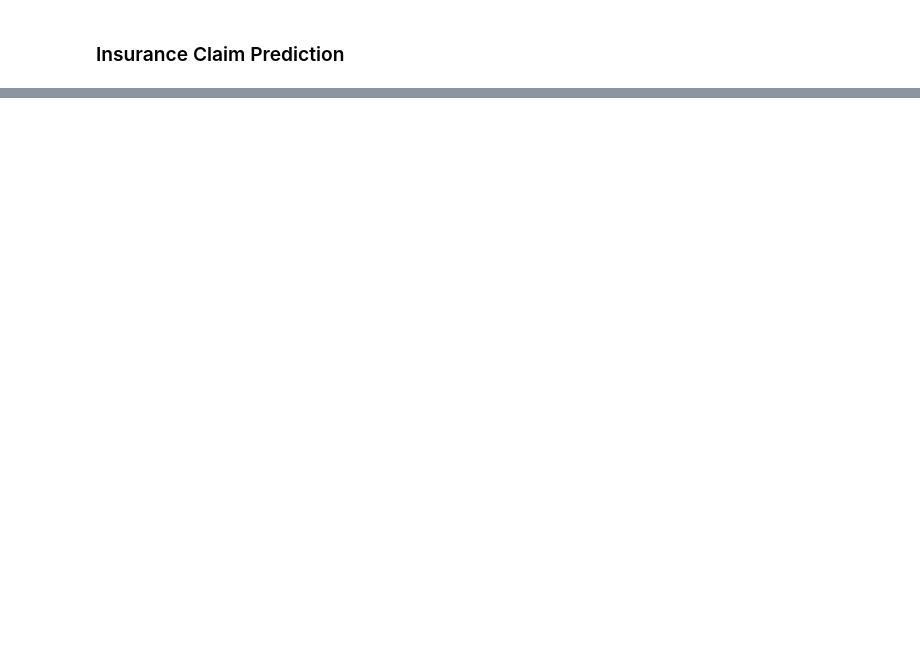
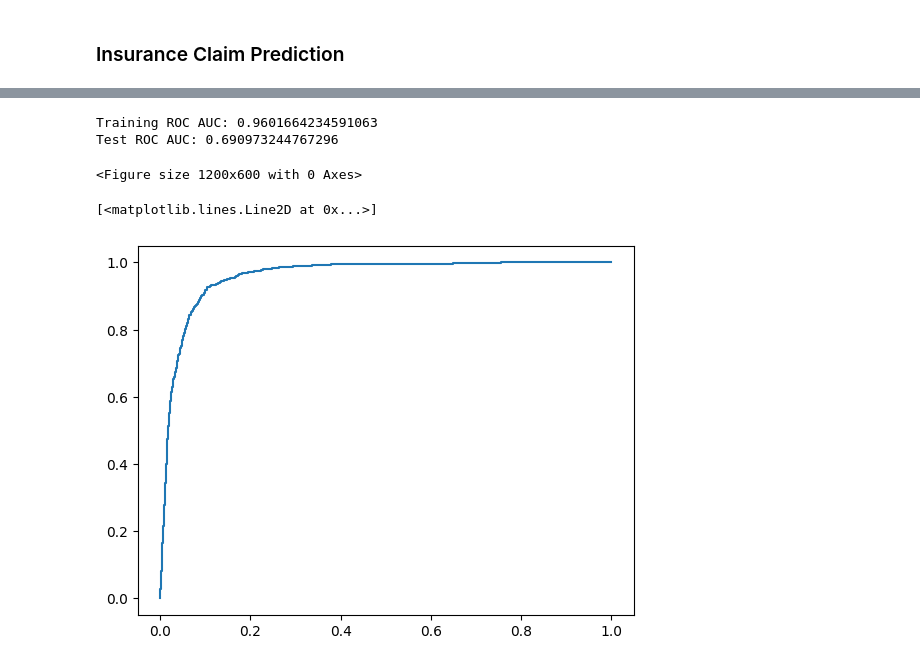
Before and after one commit to Obakeng-Amos/Building-Insurance-Claim-Prediction, a Jupyter notebook: insurance_claim_prediction.ipynb, the cells around one changed output, grey strips where cells are left out. Cells and saved outputs as stored; diff of their text form; code cells hidden in the pictures; blank space fills up the shorter version.

```diff
--- a/insurance_claim_prediction.ipynb
+++ b/insurance_claim_prediction.ipynb
@@ -13,0 +68,59 @@ ModuleNotFoundError: No module named 'sklearn'
+# %%
+# Preprocessing for numeric data
+numeric_transformer = Pipeline(steps=[
+    ('imputer', SimpleImputer(strategy='mean')),
+    ('scaler', StandardScaler())])
+
+# Preprocessing for categorical data
+categorical_transformer = Pipeline(steps=[
+    ('imputer', SimpleImputer(strategy='most_frequent')),
+    ('onehot', OneHotEncoder(handle_unknown='ignore'))])
+
+# Combine preprocessing steps
+preprocessor = ColumnTransformer(
+    transformers=[
+        ('num', numeric_transformer, numeric_features),
+        ('cat', categorical_transformer, categorical_features)])
+# %%
+# Create the pipeline with preprocessing and model
+
+model = Pipeline(steps=[('preprocessor', preprocessor),
+                        ('classifier', LogisticRegression(max_iter=1000))])
+# %%
+# Split the data into training and testing sets
+
+X_train, X_test, y_train, y_test = train_test_split(X, y, test_size=0.2, random_state=42)
+# %%
+# Train the model on the training data
+
+model.fit(X_train, y_train)
+
+# Predict probabilities for the training and test data
+
+y_train_pred_prob = model.predict_proba(X_train)[:, 1]
+y_test_pred_prob = model.predict_proba(X_test)[:, 1]
+# %%
+# Calculate ROC AUC for training and testing sets
+
+train_roc_auc = roc_auc_score(y_train, y_train_pred_prob)
+test_roc_auc = roc_auc_score(y_test, y_test_pred_prob)
+
+print(f'Training ROC AUC: {train_roc_auc}')
+print(f'Test ROC AUC: {test_roc_auc}')
+# %% [output]
+Training ROC AUC: 0.9601664234591063
+Test ROC AUC: 0.690973244767296
+# %%
+# Plot ROC curves for both training and test datasets
+
+plt.figure(figsize=(12, 6))
+plt.show()
+# %% [output]
+<Figure size 1200x600 with 0 Axes>
+# %%
+# Training ROC Curve
+fpr_train, tpr_train, _ = roc_curve(y_train, y_train_pred_prob)
+plt.plot(fpr_train, tpr_train, label=f'Training ROC Curve (AUC = {train_roc_auc:.2f})')
+# %% [output]
+[<matplotlib.lines.Line2D at 0x...>]
+[figure, added]
```
Also changed, not shown: parts of 7 cells of this notebook.
